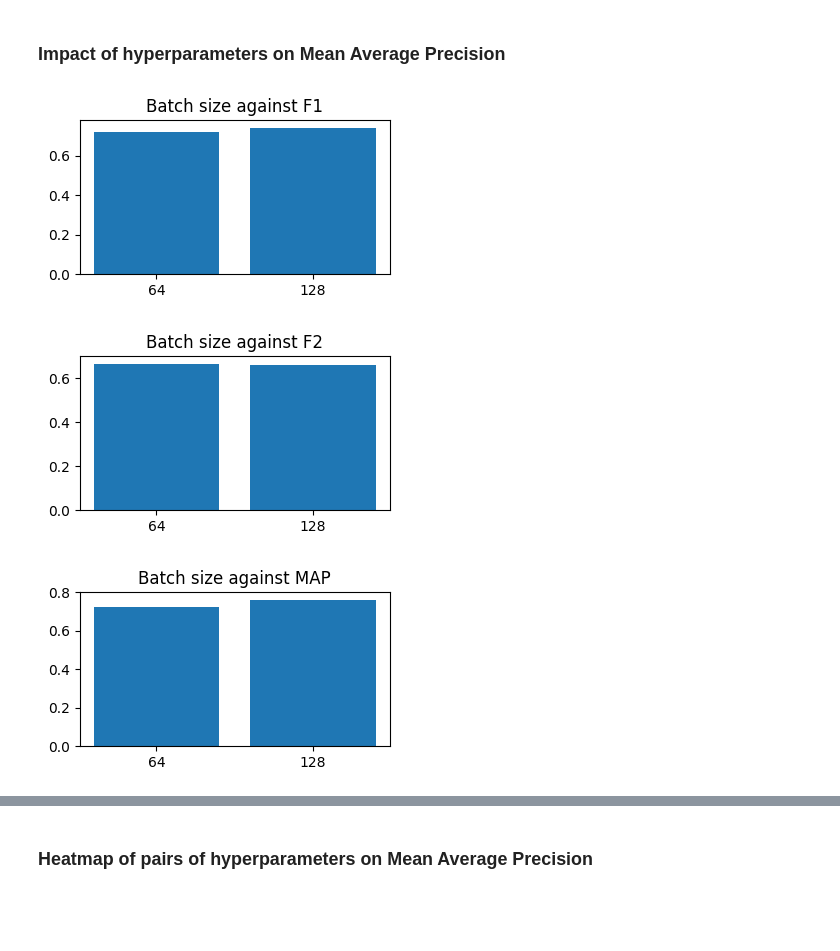
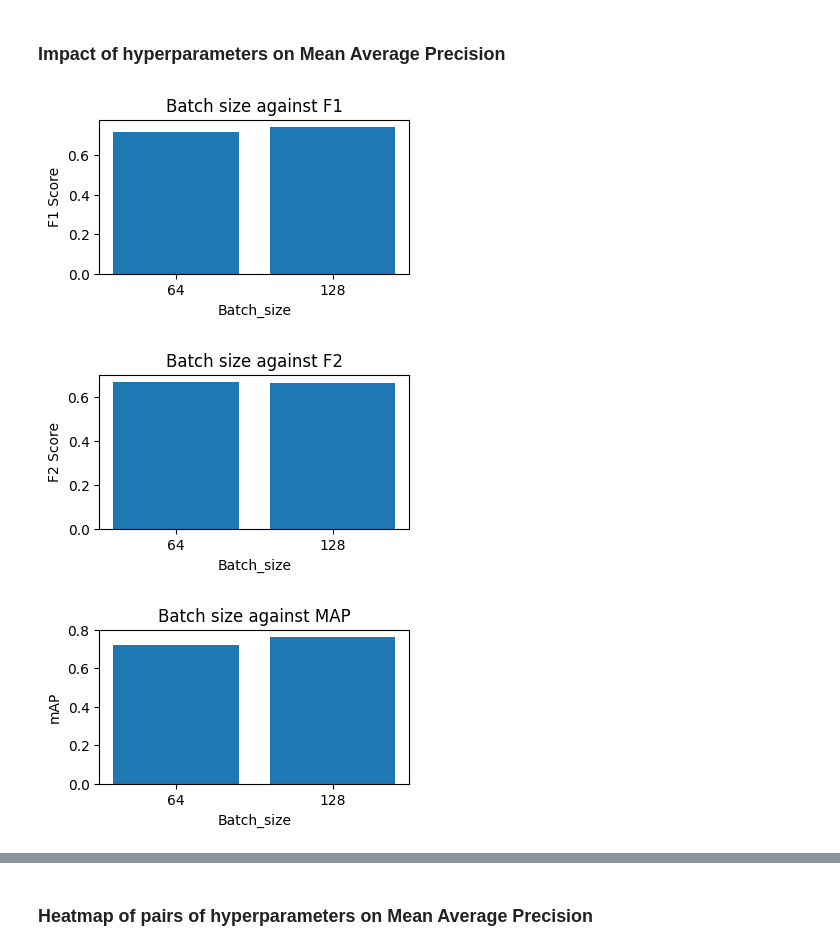
Before and after one commit to zhangchengchuan/it1244, a Jupyter notebook: IT1244-Project/notebooks/results_analysis.ipynb, the cells around one changed output, grey strips where cells are left out. Saved outputs shown, nothing was run; the diff lists cells and outputs as text; code cells hidden in the pictures; blank space fills up the shorter version.

```diff
--- a/IT1244-Project/notebooks/results_analysis.ipynb
+++ b/IT1244-Project/notebooks/results_analysis.ipynb
@@ -39,9 +39,11 @@ def read_metric_file(path):
 
         return F1, F2, MAP
 
-def plot_graph(x, y, title):
+def plot_graph(x, y, title, xaxis, yaxis):
     plt.figure(figsize=(4, 2))
     plt.bar(x, y)
+    plt.xlabel(xaxis)
+    plt.ylabel(yaxis)
     plt.title(title)
     plt.show()
 
@@ -50,7 +52,7 @@ def plot_hm(data, x_labels, y_labels, title, xaxis, yaxis):
     plt.imshow(data, cmap='magma', interpolation='nearest')
     plt.xticks(np.arange(len(x_labels)), x_labels)
     plt.yticks(np.arange(len(y_labels)), y_labels)
-    plt.colorbar()
+    plt.colorbar(label='mAP')
     plt.xlabel(xaxis)
     plt.ylabel(yaxis)
     plt.title(title)
@@ -60,28 +62,28 @@ def plot_hm(data, x_labels, y_labels, title, xaxis, yaxis):
 # %%
 batch_sizes = ['64', '128']
 avg_F1, avg_F2, avg_MAP = [], [], []
 for batch_size in batch_sizes:
     all_MAP = []
     all_F1 = []
     all_F2 = []
     for file in files:
         if f'bs-{batch_size}' in file and 'logs' not in file:  # checking of "logs" is a mistake on our part due to misnaming
             F1, F2, MAP = read_metric_file(file)
             all_F1.append(float(F1))
             all_F2.append(float(F2))
             all_MAP.append(float(MAP))
     avg_F1.append(np.mean(np.array(all_F1)))
     avg_F2.append(np.mean(np.array(all_F2)))
     avg_MAP.append(np.mean(np.array(all_MAP)))
 
 
-plot_graph(batch_sizes, avg_F1, 'Batch size against F1')
-plot_graph(batch_sizes, avg_F2, 'Batch size against F2')
-plot_graph(batch_sizes, avg_MAP, 'Batch size against MAP')
+plot_graph(batch_sizes, avg_F1, 'Batch size against F1', xaxis='Batch_size', yaxis='F1 Score')
+plot_graph(batch_sizes, avg_F2, 'Batch size against F2', xaxis='Batch_size', yaxis='F2 Score')
+plot_graph(batch_sizes, avg_MAP, 'Batch size against MAP', xaxis='Batch_size', yaxis='mAP')
 # %% [output]
-[figure, old version]
+[figure, new version]
-[figure, old version]
+[figure, new version]
-[figure, old version]
+[figure, new version]
 # %%
 learning_rates = ['0.01', '0.001']
 avg_F1, avg_F2, avg_MAP = [], [], []
```
Also changed, not shown: parts of 4 cells of this notebook.
